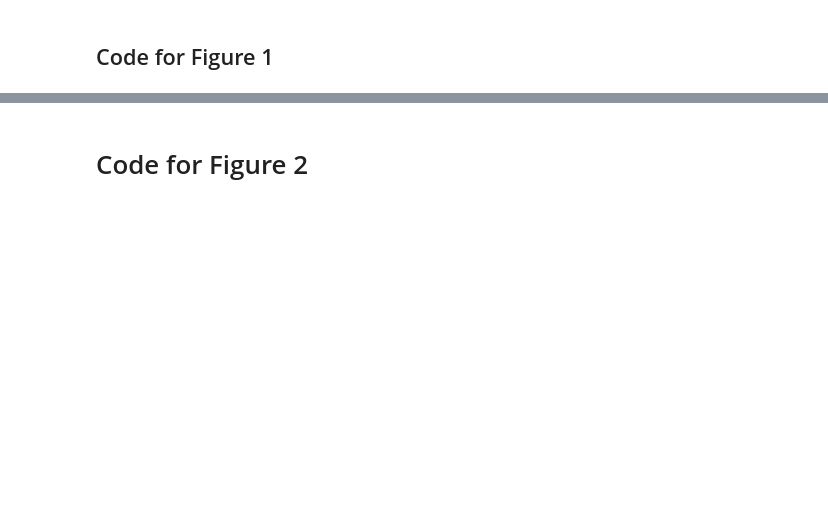
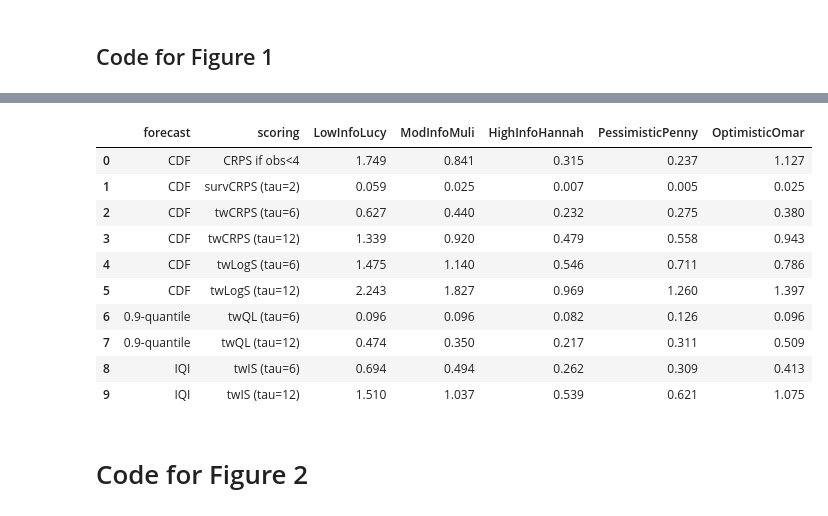
Before and after one commit to rob-taggart/evaluation-of-time-to-event-forecasts, a Jupyter notebook: synthetic_experiment.ipynb, the cells around one changed output, grey strips where cells are left out. Cells and saved outputs as stored; diff of their text form; code cells hidden in the pictures; blank space fills up the shorter version.

```diff
--- a/synthetic_experiment.ipynb
+++ b/synthetic_experiment.ipynb
@@ -1010,24 +1017,36 @@ results_twIS12
 # %%
 table5_results = pd.DataFrame.from_records(
     data=[
         results_obs_removed,
         results_survival_crps,
         twcrps6_results,
         twcrps12_results,
         twlogs6_results,
-        twlog12_results,
+        twlogs12_results,
         results_twQS6,
         results_twQS12,
         results_twIS6,
         results_twIS12,
     ],
     columns=FCST_NAMES,
 ).round(3)
 table5_results['scoring'] = ['CRPS if obs<4', 'survCRPS (tau=2)', 'twCRPS (tau=6)', 'twCRPS (tau=12)', 'twLogS (tau=6)', 'twLogS (tau=12)', 'twQL (tau=6)', 'twQL (tau=12)', 'twIS (tau=6)', 'twIS (tau=12)']
-table5_results['forecast'] = ['CDF', 'CDF', 'CDF', 'CDF', 'CDF', 'CDF', '0.9-quantile', '0.9-quantile', 'IQR', 'IQR']
+table5_results['forecast'] = ['CDF', 'CDF', 'CDF', 'CDF', 'CDF', 'CDF', '0.9-quantile', '0.9-quantile', 'IQI', 'IQI']
 table5_results = table5_results[['forecast', 'scoring'] + FCST_NAMES]
 
 table5_results
+# %% [output]
+|  | forecast | scoring | LowInfoLucy | ModInfoMuli | HighInfoHannah | PessimisticPenny | OptimisticOmar |
+| 0 | CDF | CRPS if obs<4 | 1.749 | 0.841 | 0.315 | 0.237 | 1.127 |
+| 1 | CDF | survCRPS (tau=2) | 0.059 | 0.025 | 0.007 | 0.005 | 0.025 |
+| 2 | CDF | twCRPS (tau=6) | 0.627 | 0.440 | 0.232 | 0.275 | 0.380 |
+| 3 | CDF | twCRPS (tau=12) | 1.339 | 0.920 | 0.479 | 0.558 | 0.943 |
+| 4 | CDF | twLogS (tau=6) | 1.475 | 1.140 | 0.546 | 0.711 | 0.786 |
+| 5 | CDF | twLogS (tau=12) | 2.243 | 1.827 | 0.969 | 1.260 | 1.397 |
+| 6 | 0.9-quantile | twQL (tau=6) | 0.096 | 0.096 | 0.082 | 0.126 | 0.096 |
+| 7 | 0.9-quantile | twQL (tau=12) | 0.474 | 0.350 | 0.217 | 0.311 | 0.509 |
+| 8 | IQI | twIS (tau=6) | 0.694 | 0.494 | 0.262 | 0.309 | 0.413 |
+| 9 | IQI | twIS (tau=12) | 1.510 | 1.037 | 0.539 | 0.621 | 1.075 |
 # %% [markdown]
 # Code for Figure 2
 # %%
```
Also changed, not shown: parts of 36 cells of this notebook.
